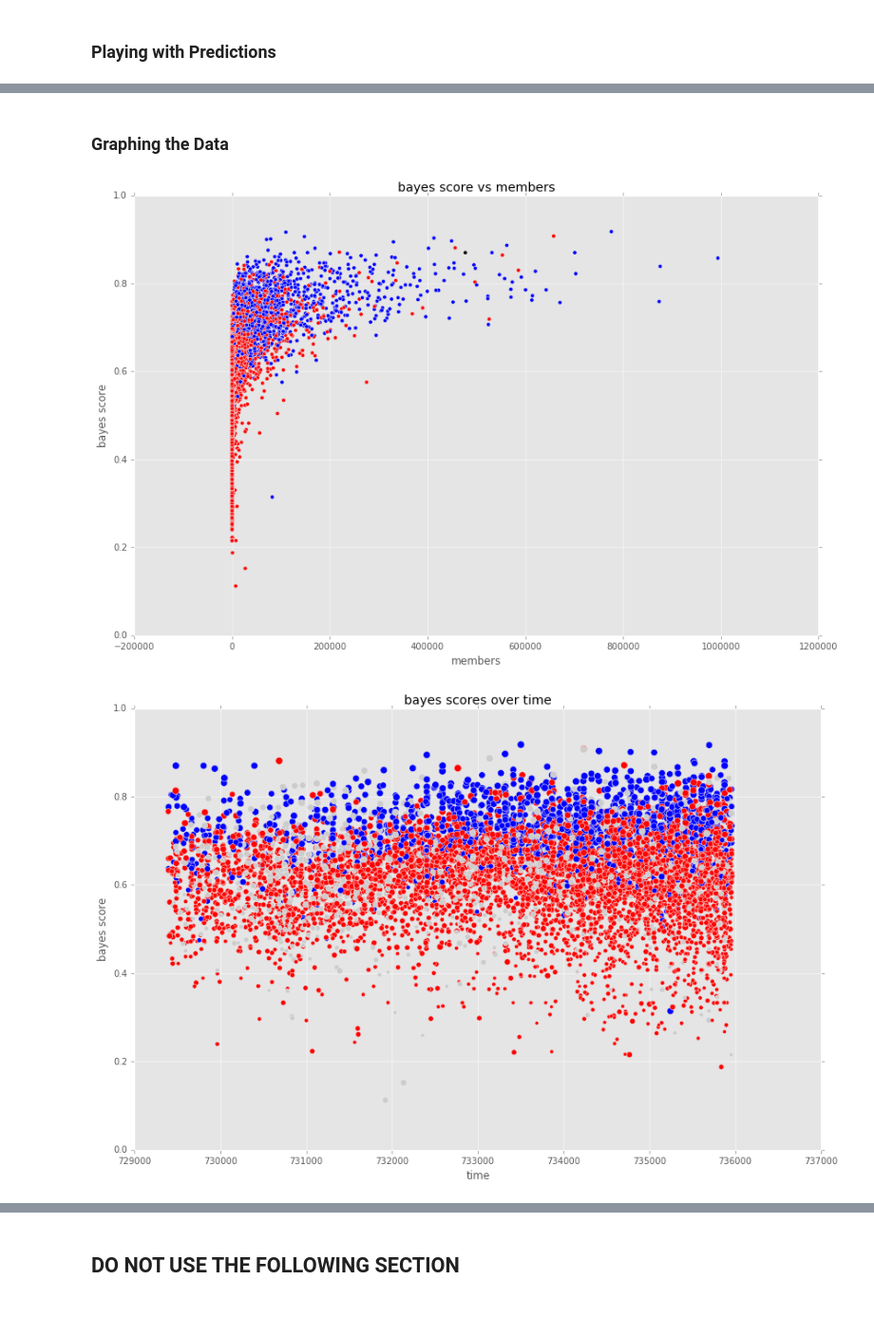
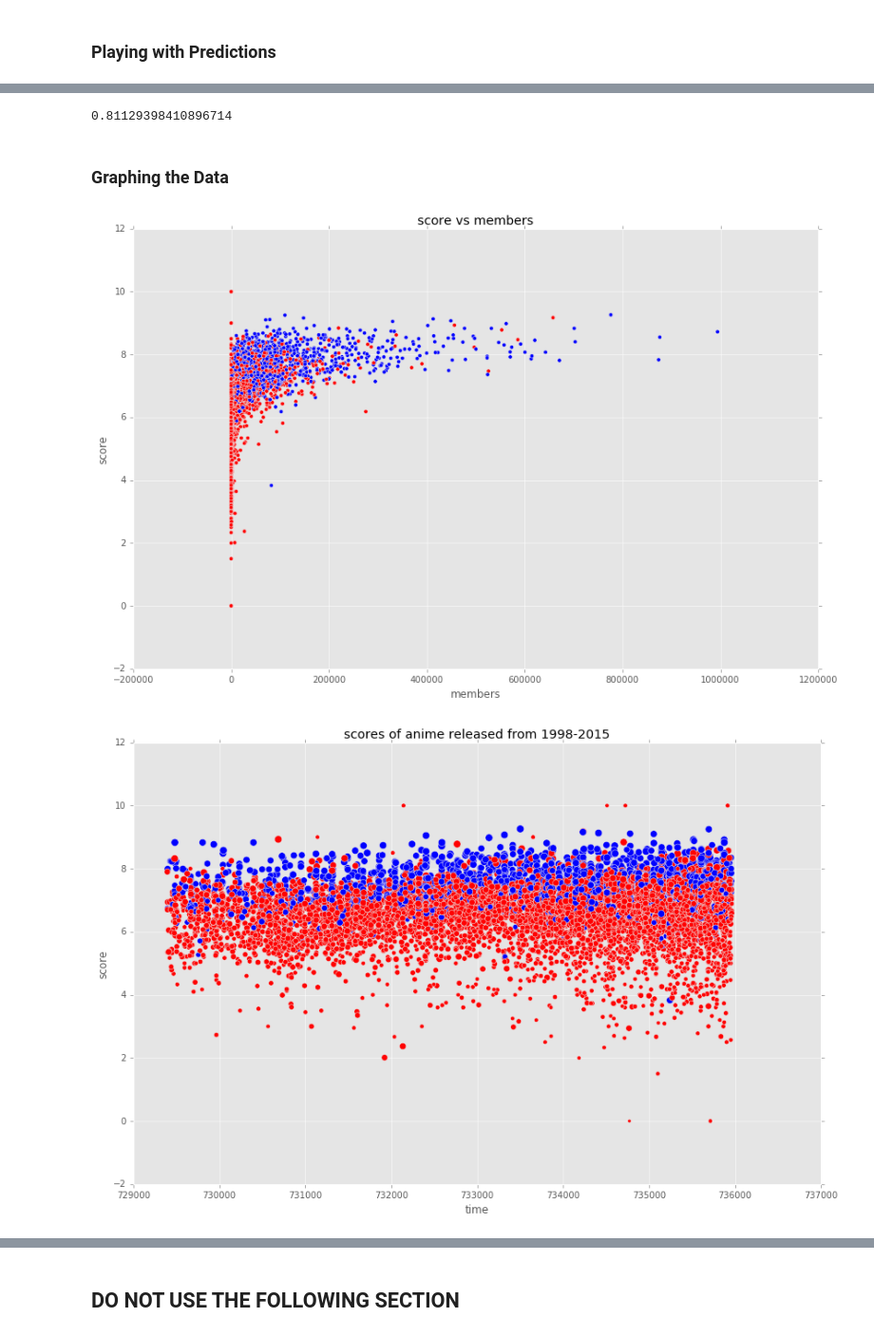
Before and after one commit to FourSwordKirby/MALDataScience, a Jupyter notebook: more_stats.ipynb, the cells around one changed output, grey strips where cells are left out. Shown at 95% size. Cells and saved outputs as stored; diff of their text form; code cells hidden in the pictures; blank space fills up the shorter version.

```diff
--- a/more_stats.ipynb
+++ b/more_stats.ipynb
@@ -918,8 +853,10 @@ print X_cv.shape
 (1003, 362)
 # %%
 # This uses everything, not just those in the extremes
-train_df, val_df, test_df = split_data_by_date(clean_df)
-print "available", clean_df.shape[0]
+data = MAL_df
+
+train_df, val_df, test_df = split_data_by_date(data)
+print "available", data.shape[0]
 print "train", train_df.shape[0]
 print "validation", val_df.shape[0]
 print "test", test_df.shape[0]
@@ -1013,3 +969,7 @@ array([False], dtype=bool)
+# %%
+clf.score(make_features(MAL_df), make_labels(MAL_df))
+# %% [output]
+0.81129398410896714
 # %% [markdown]
 ### Graphing the Data
 # %%
@@ -1019,40 +979,41 @@ colors = np.array([
             [0, 0, 0]
         ])
 
-classes = clf.predict(make_features(MAL_df)).astype(int)
-classes[MAL_df['hentai'] == 1] = 2
+classes = pd.Series(clf.predict(make_features(MAL_df)).astype(int))
+#classes[MAL_df['hentai'] == 1] = 2
 colored_classes = colors[classes]
 
 matplotlib.rcParams['figure.figsize'] = (14.0, 9.0)
-plt.scatter(MAL_df['members'], MAL_df['bayes_score'], c=colored_classes)
+plt.scatter(MAL_df['members'], MAL_df['score'], c=colored_classes)
 plt.xlabel("members")
-plt.ylabel("bayes score")
-plt.title('bayes score vs members')
+plt.ylabel("score")
+plt.title('score vs members')
 plt.show()
 # %% [output]
-[figure, old version]
+[figure, new version]
 # %%
 newer_shows = MAL_df[MAL_df['aired_start'] > pd.to_datetime('1998')]
 
 colors = np.array([
             [1, 0, 0],
             [0, 0, 1],
             [.8, .8, .8]
         ])
 
 classes = pd.Series(clf.predict(make_features(newer_shows)).astype(int))
-classes[MAL_df['hentai'] == 1] = 2
+#classes[MAL_df['hentai'] == 1] = 2
 colored_classes = colors[classes]
 
 matplotlib.rcParams['figure.figsize'] = (14.0, 9.0)
 
-sizes = np.log(newer_shows['members']) * 5
+sizes = (np.log(newer_shows['members']) + 1) * 5
 
 x_axis = newer_shows['aired_start'].apply(matplotlib.dates.date2num)
-plt.scatter(x_axis, newer_shows['bayes_score'], c=colored_classes, s=sizes)
+plt.scatter(x_axis, newer_shows['score'], c=colored_classes, s=sizes)
+#plt.plot_date(x_axis, newer_shows['bayes_score'], marker='o', c=colored_classes, s=sizes)
 plt.xlabel("time")
-plt.ylabel("bayes score")
-plt.title('bayes scores over time')
+plt.ylabel("score")
+plt.title('scores of anime released from 1998-2015')
 plt.show()
 # %% [output]
-[figure, old version]
+[figure, new version]
```
Also changed, not shown: parts of 25 cells of this notebook.
